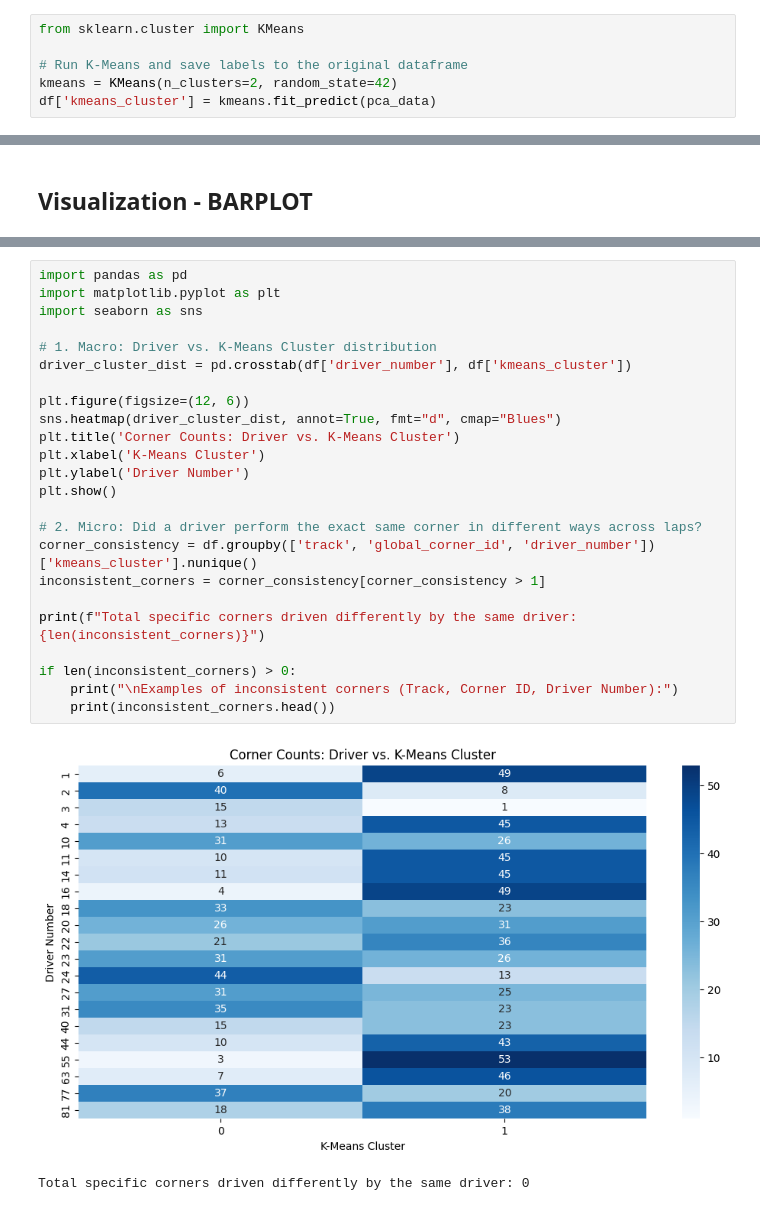
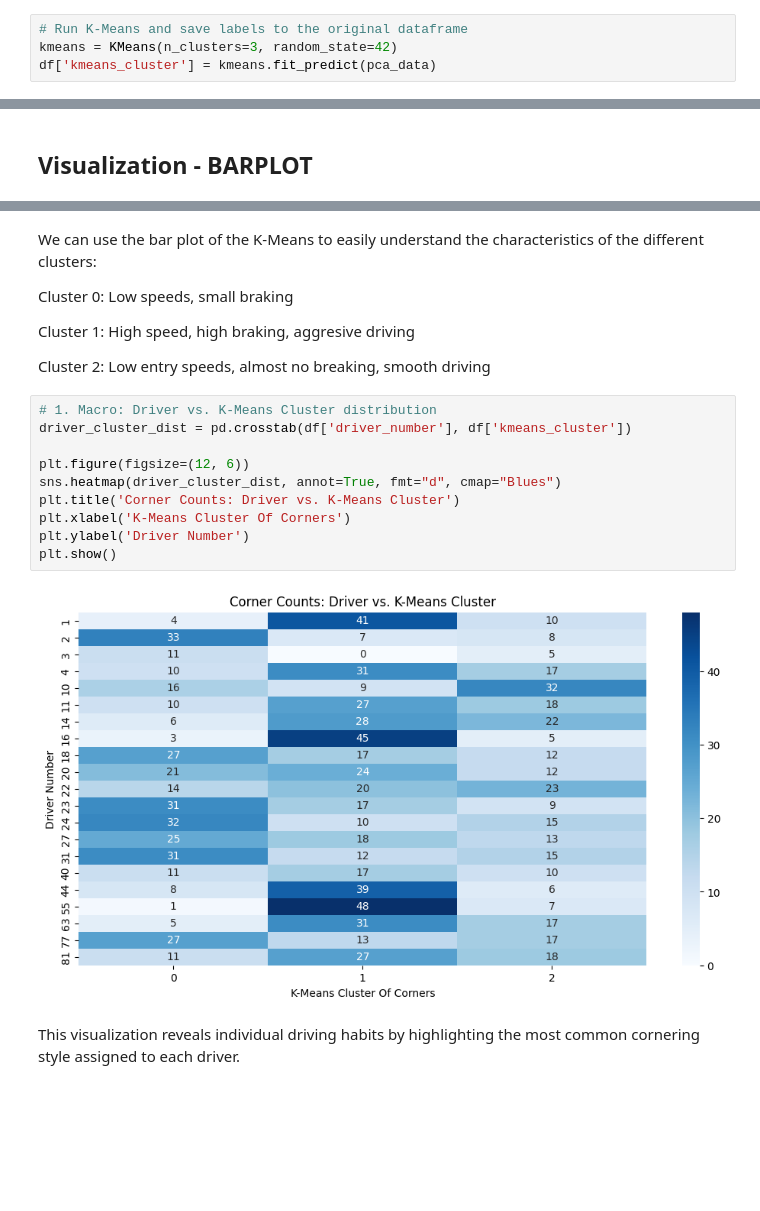
Before and after one commit to idobrenerm-gif/F1-Clustering-Project, a Jupyter notebook: roee_notebook/PCA.ipynb, the cells around one changed output, grey strips where cells are left out. Drawn from its saved outputs; the diff is of its cells as text; blank space fills up the shorter version.

```diff
--- a/roee_notebook/PCA.ipynb
+++ b/roee_notebook/PCA.ipynb
@@ -42,10 +60,8 @@ We can see here that after k=3 the decrese is more moderete, therfore we can tak
 # %% [markdown]
 ## K-Means
 # %%
-from sklearn.cluster import KMeans
-
 # Run K-Means and save labels to the original dataframe
-kmeans = KMeans(n_clusters=2, random_state=42)
+kmeans = KMeans(n_clusters=3, random_state=42)
 df['kmeans_cluster'] = kmeans.fit_predict(pca_data)
 # %% [markdown]
 ## DBSCAN
@@ -113,29 +127,24 @@ plt.show()
 [figure]
+# %% [markdown]
+We can use the bar plot of the K-Means to easily understand the characteristics of the different clusters:
+
+Cluster 0: Low speeds, small braking
+
+Cluster 1: High speed, high braking, aggresive driving
+
+Cluster 2: Low entry speeds, almost no breaking, smooth driving
 # %%
-import pandas as pd
-import matplotlib.pyplot as plt
-import seaborn as sns
-
 # 1. Macro: Driver vs. K-Means Cluster distribution
 driver_cluster_dist = pd.crosstab(df['driver_number'], df['kmeans_cluster'])
 
 plt.figure(figsize=(12, 6))
 sns.heatmap(driver_cluster_dist, annot=True, fmt="d", cmap="Blues")
 plt.title('Corner Counts: Driver vs. K-Means Cluster')
-plt.xlabel('K-Means Cluster')
+plt.xlabel('K-Means Cluster Of Corners')
 plt.ylabel('Driver Number')
 plt.show()
-
-# 2. Micro: Did a driver perform the exact same corner in different ways across laps?
-corner_consistency = df.groupby(['track', 'global_corner_id', 'driver_number'])['kmeans_cluster'].nunique()
-inconsistent_corners = corner_consistency[corner_consistency > 1]
-
-print(f"Total specific corners driven differently by the same driver: {len(inconsistent_corners)}")
-
-if len(inconsistent_corners) > 0:
-    print("\nExamples of inconsistent corners (Track, Corner ID, Driver Number):")
-    print(inconsistent_corners.head())
 # %% [output]
-[figure, old version]
+[figure, new version]
-Total specific corners driven differently by the same driver: 0
+# %% [markdown]
+This visualization reveals individual driving habits by highlighting the most common cornering style assigned to each driver.
 # %% [markdown]
```
Also changed, not shown: parts of 20 cells of this notebook, 5 other files.
